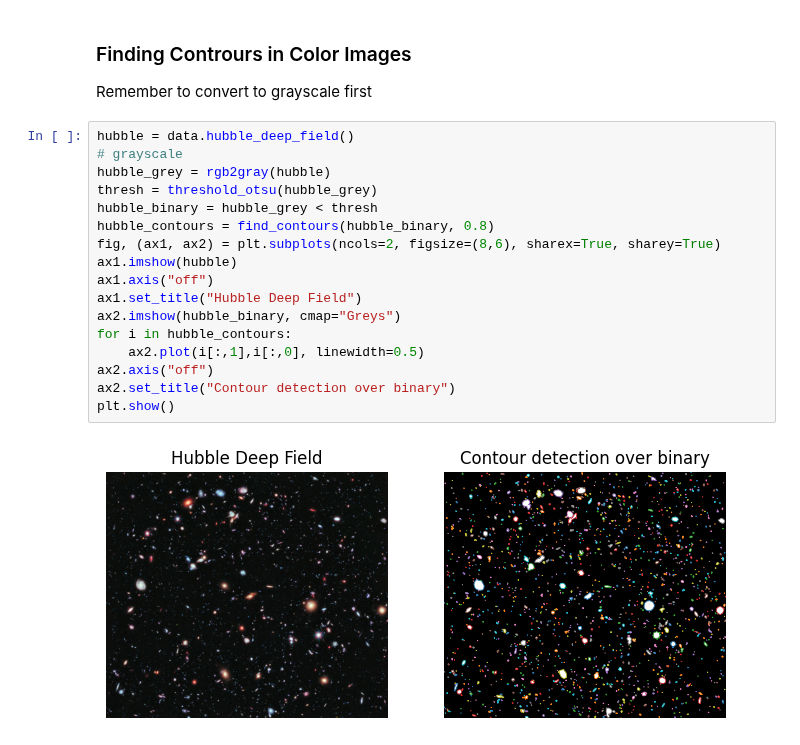
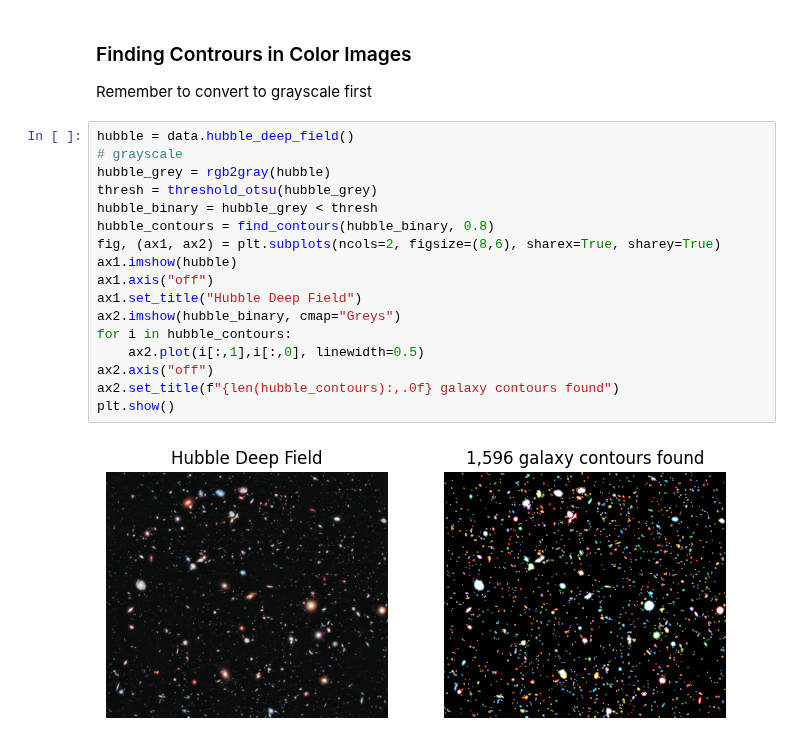
Before and after one commit to r-leyshon/image-processing, a Jupyter notebook: scikit-image/image-processing-with-skimage/04-segmentation.ipynb, the cells around one changed output. Cells and saved outputs as stored; diff of their text form.

Commit message:
refactor: Number of galaxy contours detected in title

```diff
--- a/scikit-image/image-processing-with-skimage/04-segmentation.ipynb
+++ b/scikit-image/image-processing-with-skimage/04-segmentation.ipynb
@@ -71,19 +71,19 @@ Remember to convert to grayscale first
 # %%
 hubble = data.hubble_deep_field()
 # grayscale
 hubble_grey = rgb2gray(hubble)
 thresh = threshold_otsu(hubble_grey)
 hubble_binary = hubble_grey < thresh
 hubble_contours = find_contours(hubble_binary, 0.8)
 fig, (ax1, ax2) = plt.subplots(ncols=2, figsize=(8,6), sharex=True, sharey=True)
 ax1.imshow(hubble)
 ax1.axis("off")
 ax1.set_title("Hubble Deep Field")
 ax2.imshow(hubble_binary, cmap="Greys")
 for i in hubble_contours:
     ax2.plot(i[:,1],i[:,0], linewidth=0.5)
 ax2.axis("off")
-ax2.set_title("Contour detection over binary")
+ax2.set_title(f"{len(hubble_contours):,.0f} galaxy contours found")
 plt.show()
 # %% [output]
-[figure, old version]
+[figure, new version]
```
